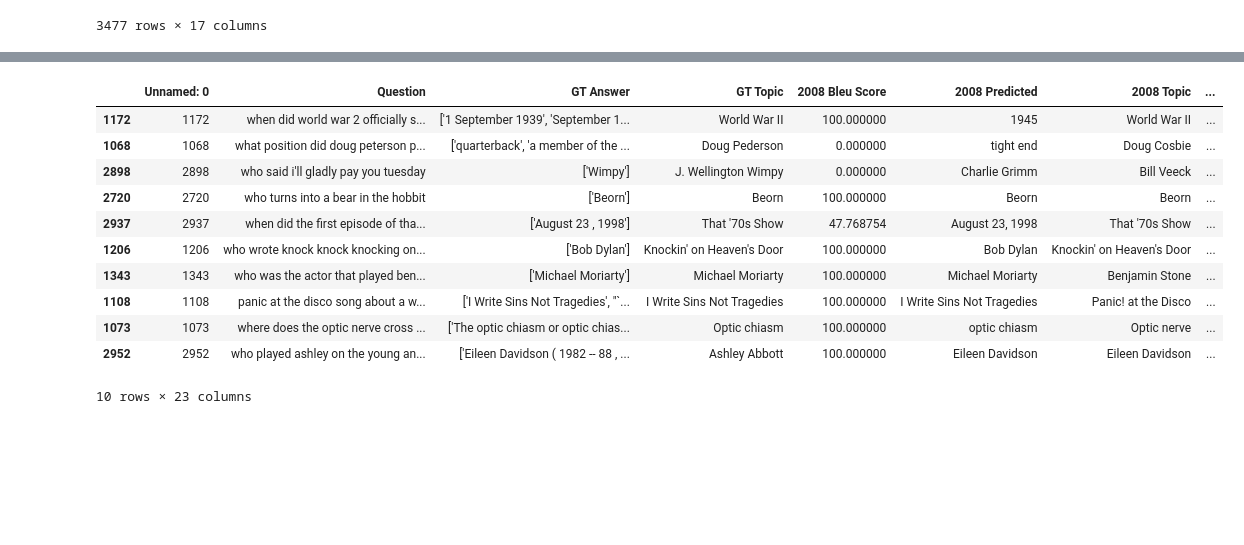
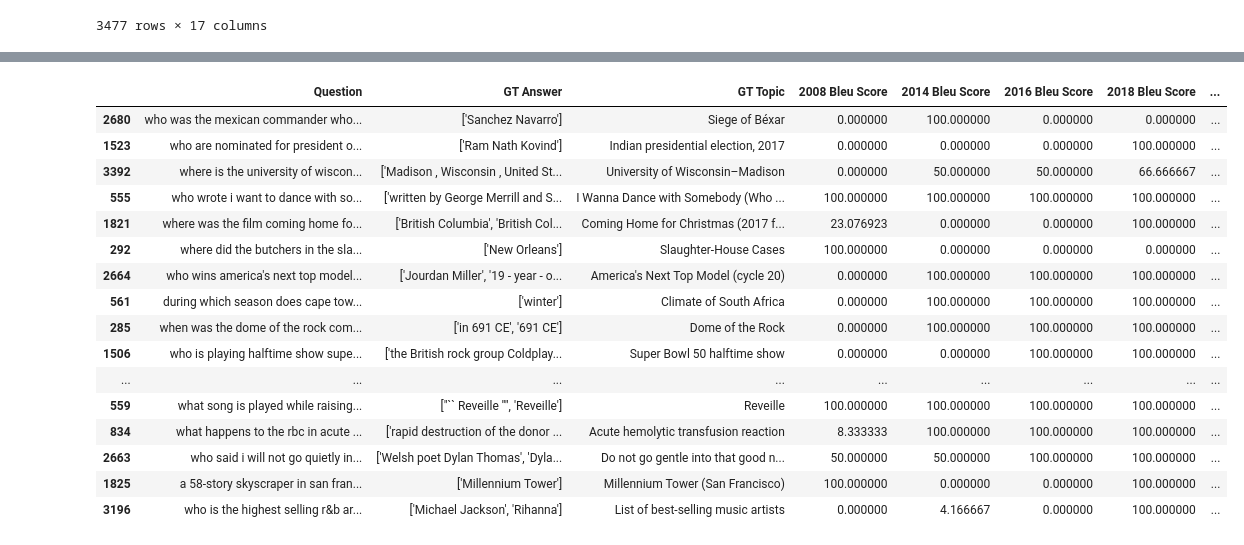
Before and after one commit to npateel/timelywimely, a Jupyter notebook: haystack/Analysis.ipynb, the cells around one changed output, grey strips where cells are left out. Saved outputs shown, nothing was run; the diff lists cells and outputs as text; code cells hidden in the pictures; blank space fills up the shorter version.

```diff
--- a/haystack/Analysis.ipynb
+++ b/haystack/Analysis.ipynb
@@ -112,18 +145,26 @@ Name: 2643, dtype: object
 # %%
 nqot = pd.read_csv("NQbleuGT.csv")
 nqot = nqot.dropna()
 nqot = nqot.mask(nqot.eq('None')).dropna()
 nqot.sort_values("max - min").head(100).sample(10)
+nqot["max bleu"] = nqot[["2018 Bleu Score", "2020 Bleu Score", "2021 Bleu Score"]].max(axis=1)
+nqot.loc[nqot["2018 Bleu Score"] == 0.0]
+nqot.filter(regex="Question|GT|Bleu Score|max").sort_values("max bleu").tail(25)
 # %% [output]
-|  | Unnamed: 0 | Question | GT Answer | GT Topic | 2008 Bleu Score | 2008 Predicted | 2008 Topic | ... |
-| 1172 | 1172 | when did world war 2 officially s... | ['1 September 1939', 'September 1... | World War II | 100.000000 | 1945 | World War II | ... |
-| 1068 | 1068 | what position did doug peterson p... | ['quarterback', 'a member of the ... | Doug Pederson | 0.000000 | tight end | Doug Cosbie | ... |
-| 2898 | 2898 | who said i'll gladly pay you tuesday | ['Wimpy'] | J. Wellington Wimpy | 0.000000 | Charlie Grimm | Bill Veeck | ... |
-| 2720 | 2720 | who turns into a bear in the hobbit | ['Beorn'] | Beorn | 100.000000 | Beorn | Beorn | ... |
-| 2937 | 2937 | when did the first episode of tha... | ['August 23 , 1998'] | That '70s Show | 47.768754 | August 23, 1998 | That '70s Show | ... |
-| 1206 | 1206 | who wrote knock knock knocking on... | ['Bob Dylan'] | Knockin' on Heaven's Door | 100.000000 | Bob Dylan | Knockin' on Heaven's Door | ... |
-| 1343 | 1343 | who was the actor that played ben... | ['Michael Moriarty'] | Michael Moriarty | 100.000000 | Michael Moriarty | Benjamin Stone | ... |
-| 1108 | 1108 | panic at the disco song about a w... | ['I Write Sins Not Tragedies', "`... | I Write Sins Not Tragedies | 100.000000 | I Write Sins Not Tragedies | Panic! at the Disco | ... |
-| 1073 | 1073 | where does the optic nerve cross ... | ['The optic chiasm or optic chias... | Optic chiasm | 100.000000 | optic chiasm | Optic nerve | ... |
-| 2952 | 2952 | who played ashley on the young an... | ['Eileen Davidson ( 1982 -- 88 , ... | Ashley Abbott | 100.000000 | Eileen Davidson | Eileen Davidson | ... |
+|  | Question | GT Answer | GT Topic | 2008 Bleu Score | 2014 Bleu Score | 2016 Bleu Score | 2018 Bleu Score | ... |
+| 2680 | who was the mexican commander who... | ['Sanchez Navarro'] | Siege of Béxar | 0.000000 | 100.000000 | 0.000000 | 0.000000 | ... |
+| 1523 | who are nominated for president o... | ['Ram Nath Kovind'] | Indian presidential election, 2017 | 0.000000 | 0.000000 | 0.000000 | 100.000000 | ... |
+| 3392 | where is the university of wiscon... | ['Madison , Wisconsin , United St... | University of Wisconsin–Madison | 0.000000 | 50.000000 | 50.000000 | 66.666667 | ... |
+| 555 | who wrote i want to dance with so... | ['written by George Merrill and S... | I Wanna Dance with Somebody (Who ... | 100.000000 | 100.000000 | 100.000000 | 100.000000 | ... |
+| 1821 | where was the film coming home fo... | ['British Columbia', 'British Col... | Coming Home for Christmas (2017 f... | 23.076923 | 0.000000 | 0.000000 | 100.000000 | ... |
+| 292 | where did the butchers in the sla... | ['New Orleans'] | Slaughter-House Cases | 100.000000 | 0.000000 | 0.000000 | 0.000000 | ... |
+| 2664 | who wins america's next top model... | ['Jourdan Miller', '19 - year - o... | America's Next Top Model (cycle 20) | 0.000000 | 100.000000 | 100.000000 | 100.000000 | ... |
+| 561 | during which season does cape tow... | ['winter'] | Climate of South Africa | 0.000000 | 100.000000 | 100.000000 | 100.000000 | ... |
+| 285 | when was the dome of the rock com... | ['in 691 CE', '691 CE'] | Dome of the Rock | 0.000000 | 100.000000 | 100.000000 | 100.000000 | ... |
+| 1506 | who is playing halftime show supe... | ['the British rock group Coldplay... | Super Bowl 50 halftime show | 0.000000 | 0.000000 | 100.000000 | 100.000000 | ... |
+| ... | ... | ... | ... | ... | ... | ... | ... | ... |
+| 559 | what song is played while raising... | ["`` Reveille ''", 'Reveille'] | Reveille | 100.000000 | 100.000000 | 100.000000 | 100.000000 | ... |
+| 834 | what happens to the rbc in acute ... | ['rapid destruction of the donor ... | Acute hemolytic transfusion reaction | 8.333333 | 100.000000 | 100.000000 | 100.000000 | ... |
+| 2663 | who said i will not go quietly in... | ['Welsh poet Dylan Thomas', 'Dyla... | Do not go gentle into that good n... | 50.000000 | 50.000000 | 100.000000 | 100.000000 | ... |
+| 1825 | a 58-story skyscraper in san fran... | ['Millennium Tower'] | Millennium Tower (San Francisco) | 100.000000 | 0.000000 | 0.000000 | 100.000000 | ... |
+| 3196 | who is the highest selling r&b ar... | ['Michael Jackson', 'Rihanna'] | List of best-selling music artists | 0.000000 | 4.166667 | 0.000000 | 100.000000 | ... |
-10 rows × 23 columns
```
Also changed, not shown: parts of 28 cells of this notebook, 11 other files.
